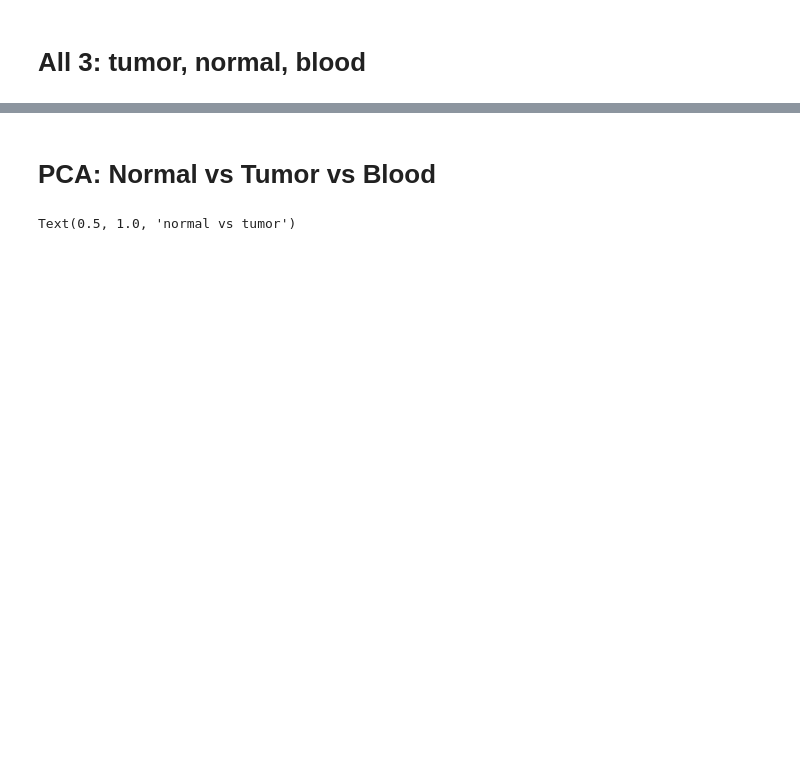
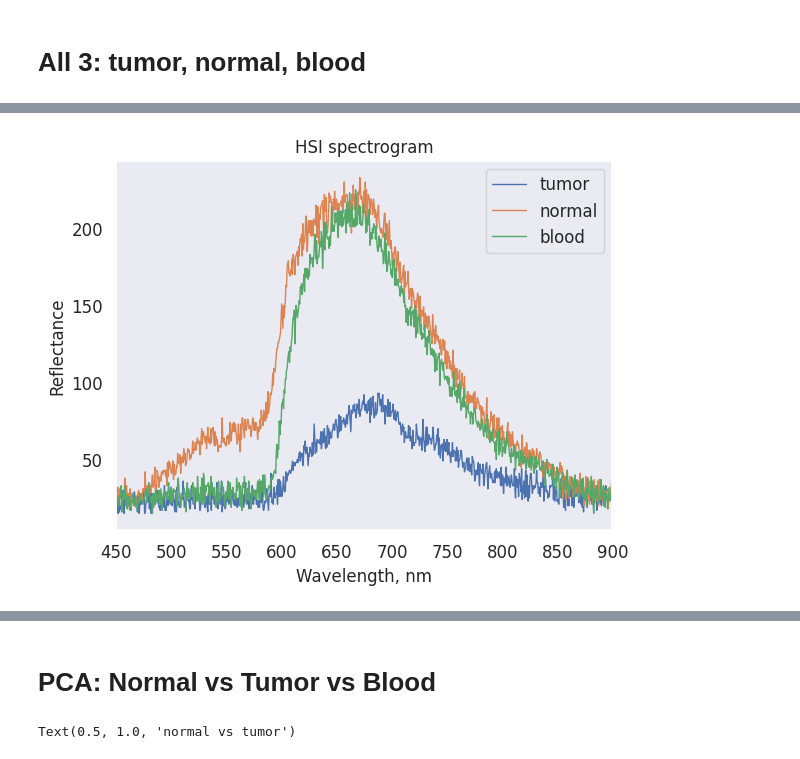
Before and after one commit to HyperProbe/SpectraFit, a Jupyter notebook: PCA.ipynb, the cells around one changed output, grey strips where cells are left out. Drawn from its saved outputs; the diff is of its cells as text; code cells hidden in the pictures; blank space fills up the shorter version.

```diff
--- a/PCA.ipynb
+++ b/PCA.ipynb
@@ -209,7 +307,7 @@ for i in range(len(blood)):
     plt.title("HSI  spectrogram", fontsize=20)
     plt.show()
 
-    if i==3:
+    if i==0:
         break
 # %% [output]
 [figure]
@@ -273,16 +361,2 @@ ax1.legend(fontsize=14)
 # %% [markdown]
 # All 3: tumor, normal, blood
-# %%
-for i in range(len(blood)):
-
-    plt.plot(wavelength, tumor[i], label="tumor")
-    plt.plot(wavelength, normal[i], label="normal")
-    plt.plot(wavelength, blood[i], label="blood")
-
-    plt.xlabel("Wavelength", fontsize=14)
-    plt.title("HSI spectrogram", fontsize=14)
-    plt.legend()
-    plt.show()
-
-    if i==3:
-        break
@@ -316,0 +363,49 @@ for i in range(len(blood)):
+# %%
+size=12
+
+from cycler import cycler
+plt.rc('font', size=size)          # controls default text sizes
+plt.rc('axes', titlesize=size)     # fontsize of the axes title
+plt.rc('axes', labelsize=size)    # fontsize of the x and y labels
+plt.rc('xtick', labelsize=size)    # fontsize of the tick labels
+plt.rc('ytick', labelsize=size)    # fontsize of the tick labels
+plt.rc('legend', fontsize=size)    # legend fontsize
+plt.rc('figure', titlesize=size)  # fontsize of the figure title
+
+for i in range(len(blood)):
+    fig, ax1 = plt.subplots()
+    #ax2 = ax1.twinx()
+    lsize = 5
+    #ax2.set_prop_cycle(cycler('color', plt.cm.get_cmap('tab10_r').colors)) #matplotlib.cm.get_cmap('autumn_r')
+    ax1.plot(wavelength, tumor[i], label="tumor", linewidth=1)
+    ax1.plot(wavelength, normal[i], label="normal", linewidth=1)
+    ax1.plot(wavelength, blood[i], label="blood", linewidth=1)
+
+    #ax2.plot(x_cred, y_cred, label='redCCO aa3', linewidth=lsize)
+    #ax2.plot(x_cox[130:], y_cox[130:], label='Ox_Cyto_aa3', linewidth=lsize)
+    #plt.plot(x_hbb, np.asarray(y_hbb), label='HHb', linewidth=lsize)
+    #plt.plot(x_hbo2, np.asarray(y_hbo2), label='HbO2', linewidth=lsize)
+    #ax2.plot(x_hbo2_450 + x_hbo2_600 + x_hbo2[150:], np.asarray(y_hbo2_450+y_hbo2_600+y_hbo2[150:]), label='hbo2_450', linewidth=size)
+    #ax2.plot(x_hb450 + x_hb600[30:] + x_hbb[150:], np.asarray(y_hb450+y_hb600[30:]+ y_hbb[150:]), label='hb_450', linewidth=size)
+    #plt.plot(x_water, 30*np.asarray(y_water), label='water', linewidth=3.0)
+    #plt.plot(x_fat, 30*np.asarray(y_fat), label='fat', linewidth=3.0)
+    #ax2.set_ylabel('Absorption coefficient');
+
+    ax1.set_ylabel('Reflectance');
+
+    ax1.set_xlabel("Wavelength, nm")
+    ax1.grid(False)
+    #ax2.set_ylim(0,11)
+    #ax2.set_xlim(700,900)
+
+
+    plt.title("HSI spectrogram")
+    plt.xlim(450,900)
+    plt.legend(loc='upper right')
+    #plt.show()
+    plt.savefig("ThreeSpectra.pdf", dpi=200, bbox_inches="tight")
+
+    if i==0:
+        break
+# %% [output]
+[figure, added]
```
Also changed, not shown: parts of 43 cells of this notebook, 2 other files.
